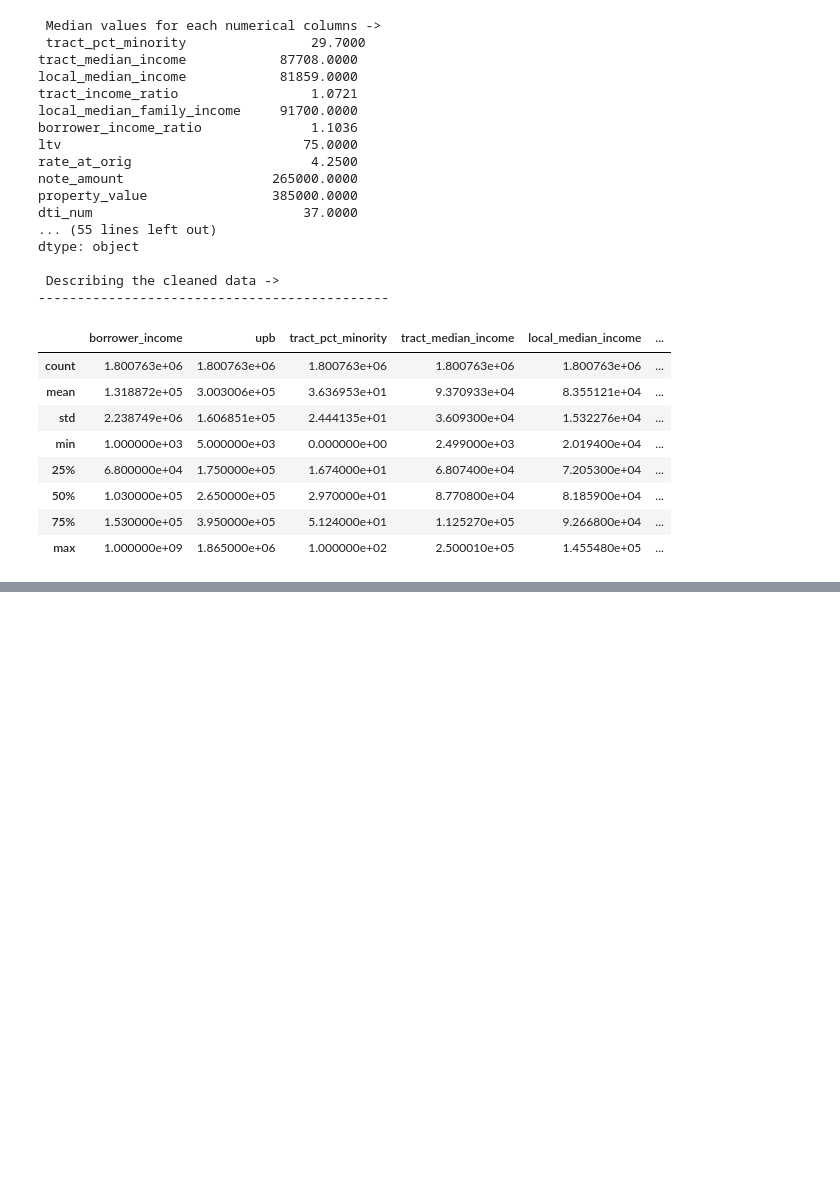
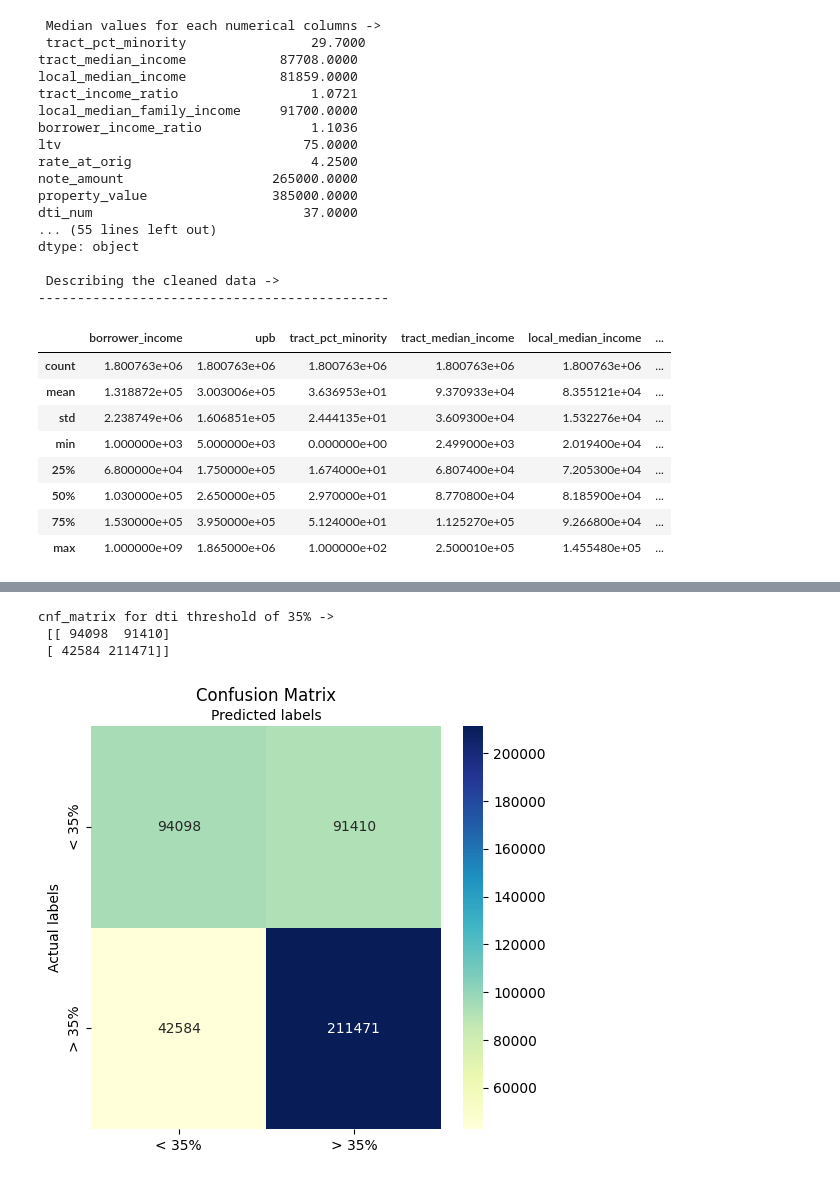
Before and after one commit to amortenson/CSE6242-Group-Project, a Jupyter notebook: housingDataExperimentsFull.ipynb, the cells around one changed output, grey strips where cells are left out. Cells and saved outputs as stored; diff of their text form; code cells hidden in the pictures; blank space fills up the shorter version.

```diff
--- a/housingDataExperimentsFull.ipynb
+++ b/housingDataExperimentsFull.ipynb
@@ -677,0 +809,28 @@ plt.show()
+# %%
+# import the metrics class
+labels = [1, 0]
+cnf_matrix = metrics.confusion_matrix(y_test, y_pred, labels=labels)
+print("cnf_matrix for dti threshold of 35% ->\n", cnf_matrix)
+# %% [output]
+cnf_matrix for dti threshold of 35% ->
+ [[ 94098  91410]
+ [ 42584 211471]]
+# %%
+# create heatmap
+fig, ax = plt.subplots()
+sns.heatmap(pd.DataFrame(cnf_matrix), annot=True, cmap="YlGnBu", fmt='g', ax=ax)
+class_names = ["< 35%", "> 35%"] # name of classes
+tick_marks = [0.5, 1.5]
+ax.xaxis.set_label_position("top")
+# labels, title and ticks
+ax.set_xlabel('Predicted labels')
+ax.set_ylabel('Actual labels')
+ax.set_title('Confusion Matrix')
+ax.set_xticks(tick_marks, class_names)
+ax.set_yticks(tick_marks, class_names)
+plt.tight_layout()
+fig.set_figwidth(5)
+fig.set_figheight(5)
+plt.show()
+# %% [output]
+[figure, added]
```
Also changed, not shown: parts of 23 cells of this notebook, 2 other files.
